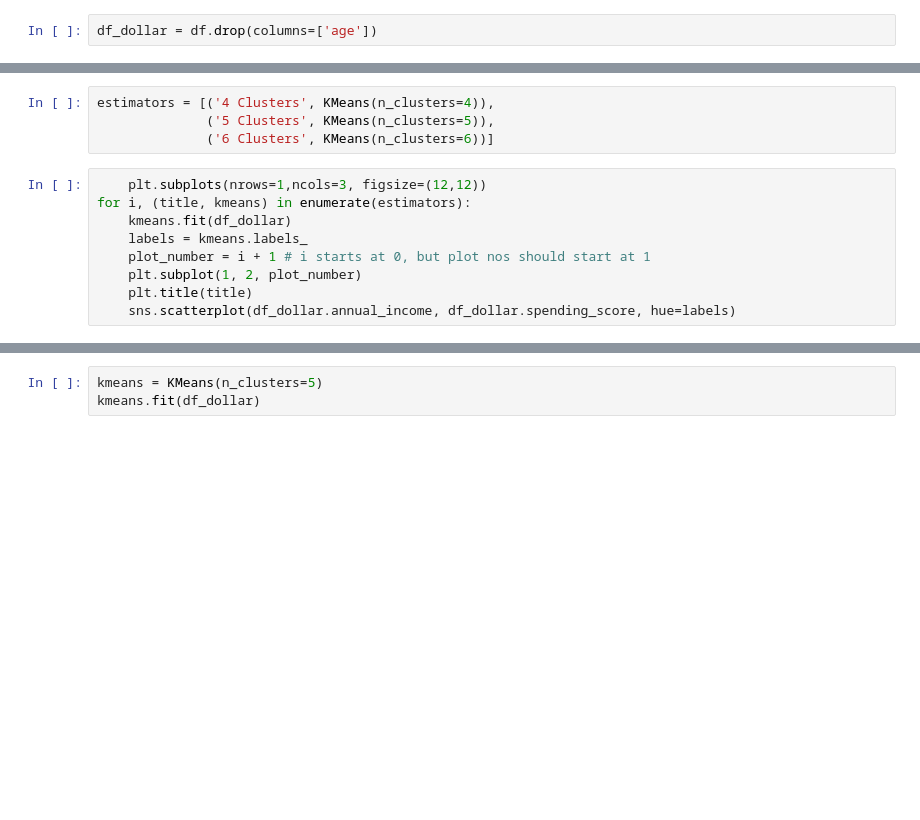
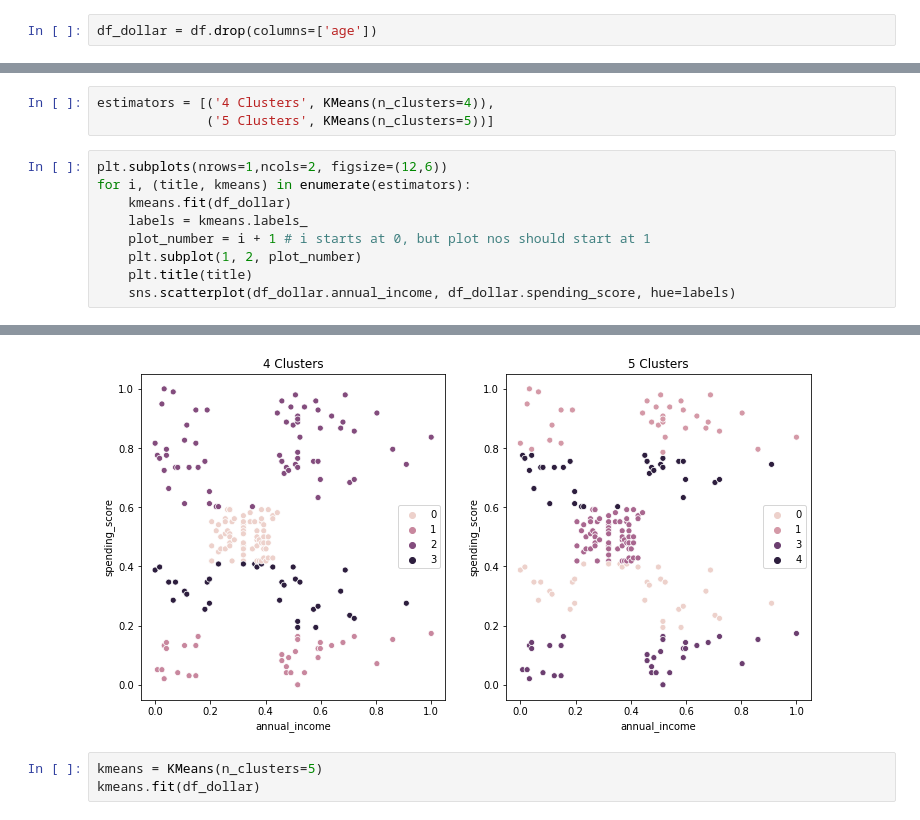
Before and after one commit to jessejinnaruiz/ds-methodologies-exercises, a Jupyter notebook: clustering/explore_mall.ipynb, the cells around one changed output, grey strips where cells are left out. Saved outputs shown, nothing was run; the diff lists cells and outputs as text; blank space fills up the shorter version.

```diff
--- a/clustering/explore_mall.ipynb
+++ b/clustering/explore_mall.ipynb
@@ -271,9 +251,8 @@ plt.show()
 # %%
 estimators = [('4 Clusters', KMeans(n_clusters=4)),
-              ('5 Clusters', KMeans(n_clusters=5)),
-              ('6 Clusters', KMeans(n_clusters=6))]
+              ('5 Clusters', KMeans(n_clusters=5))]
 # %%
-    plt.subplots(nrows=1,ncols=3, figsize=(12,12))
+plt.subplots(nrows=1,ncols=2, figsize=(12,6))
 for i, (title, kmeans) in enumerate(estimators):
     kmeans.fit(df_dollar)
     labels = kmeans.labels_
@@ -286,3 +264,4 @@ IndentationError: expected an indented block (<ipython-input-119-cf7df6709245>,
+[figure, added]
 # %%
 kmeans = KMeans(n_clusters=5)
 kmeans.fit(df_dollar)
```
Also changed, not shown: parts of 10 cells of this notebook, 25 other files.
